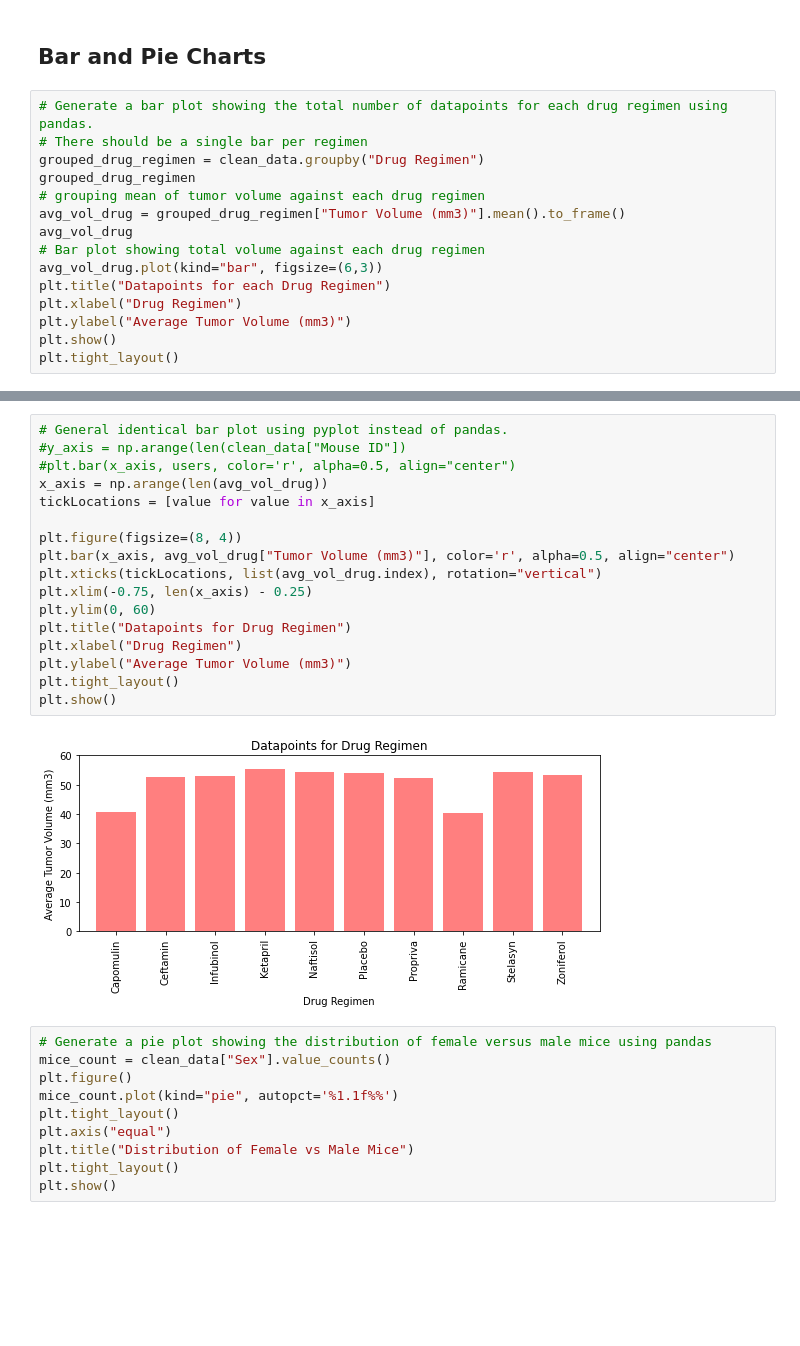
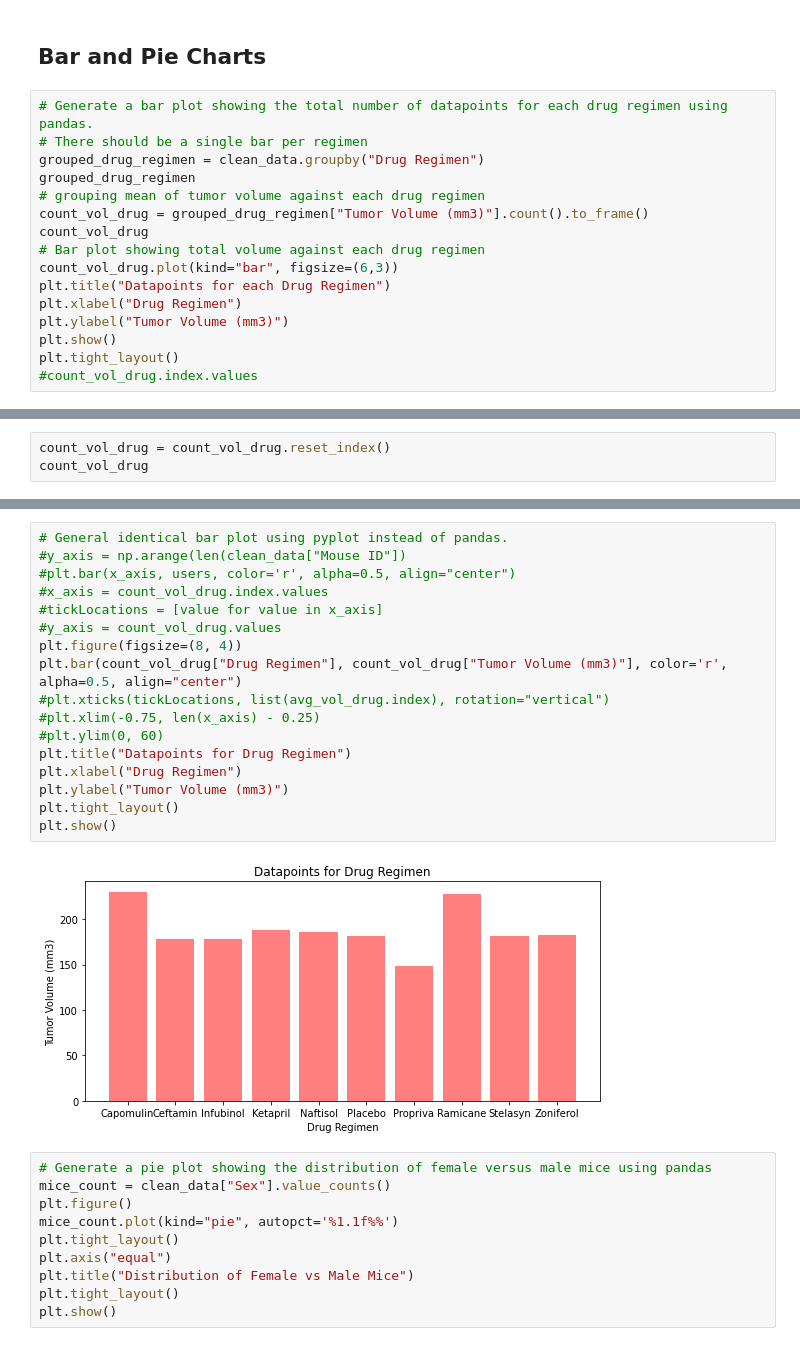
Before and after one commit to shreeniv/matplotlib-challenge, a Jupyter notebook: Pymaceuticals/pymaceuticals_starter.ipynb, the cells around one changed output, grey strips where cells are left out. Saved outputs shown, nothing was run; the diff lists cells and outputs as text; blank space fills up the shorter version.

```diff
--- a/Pymaceuticals/pymaceuticals_starter.ipynb
+++ b/Pymaceuticals/pymaceuticals_starter.ipynb
@@ -95,13 +95,14 @@ summary_stats
 grouped_drug_regimen = clean_data.groupby("Drug Regimen")
 grouped_drug_regimen
 # grouping mean of tumor volume against each drug regimen
-avg_vol_drug = grouped_drug_regimen["Tumor Volume (mm3)"].mean().to_frame()
-avg_vol_drug
+count_vol_drug = grouped_drug_regimen["Tumor Volume (mm3)"].count().to_frame()
+count_vol_drug
 # Bar plot showing total volume against each drug regimen
-avg_vol_drug.plot(kind="bar", figsize=(6,3))
+count_vol_drug.plot(kind="bar", figsize=(6,3))
 plt.title("Datapoints for each Drug Regimen")
 plt.xlabel("Drug Regimen")
-plt.ylabel("Average Tumor Volume (mm3)")
+plt.ylabel("Tumor Volume (mm3)")
 plt.show()
 plt.tight_layout()
+#count_vol_drug.index.values
 # %% [output]
@@ -109 +110,4 @@ plt.tight_layout()
 <Figure size 432x288 with 0 Axes>
+# %%
+count_vol_drug = count_vol_drug.reset_index()
+count_vol_drug
@@ -110,22 +126,22 @@ plt.tight_layout()
 # %%
 # General identical bar plot using pyplot instead of pandas.
 #y_axis = np.arange(len(clean_data["Mouse ID"])
 #plt.bar(x_axis, users, color='r', alpha=0.5, align="center")
-x_axis = np.arange(len(avg_vol_drug))
-tickLocations = [value for value in x_axis]
-
+#x_axis = count_vol_drug.index.values
+#tickLocations = [value for value in x_axis]
+#y_axis = count_vol_drug.values
 plt.figure(figsize=(8, 4))
-plt.bar(x_axis, avg_vol_drug["Tumor Volume (mm3)"], color='r', alpha=0.5, align="center")
-plt.xticks(tickLocations, list(avg_vol_drug.index), rotation="vertical")
-plt.xlim(-0.75, len(x_axis) - 0.25)
-plt.ylim(0, 60)
+plt.bar(count_vol_drug["Drug Regimen"], count_vol_drug["Tumor Volume (mm3)"], color='r', alpha=0.5, align="center")
+#plt.xticks(tickLocations, list(avg_vol_drug.index), rotation="vertical")
+#plt.xlim(-0.75, len(x_axis) - 0.25)
+#plt.ylim(0, 60)
 plt.title("Datapoints for Drug Regimen")
 plt.xlabel("Drug Regimen")
-plt.ylabel("Average Tumor Volume (mm3)")
+plt.ylabel("Tumor Volume (mm3)")
 plt.tight_layout()
 plt.show()
 # %% [output]
-[figure, old version]
+[figure, new version]
 # %%
 # Generate a pie plot showing the distribution of female versus male mice using pandas
 mice_count = clean_data["Sex"].value_counts()
```
Also changed, not shown: parts of 10 cells of this notebook.
